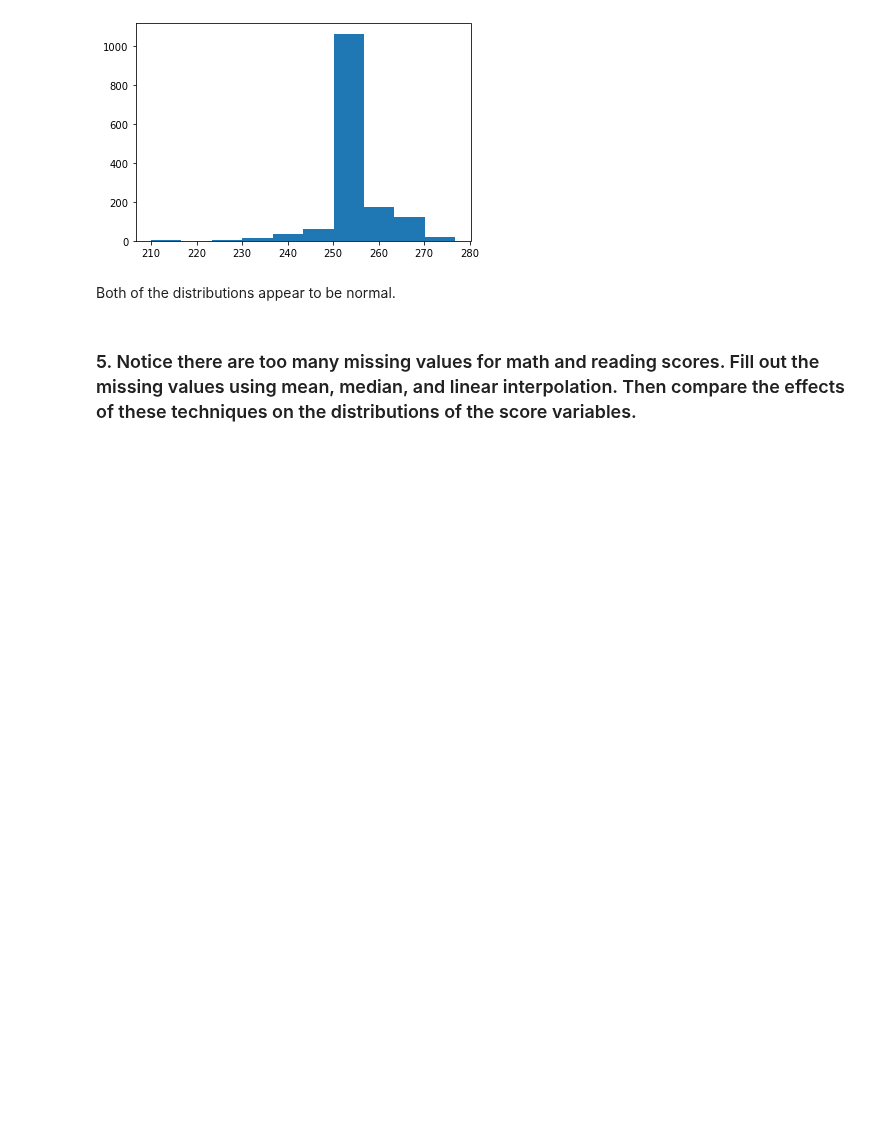
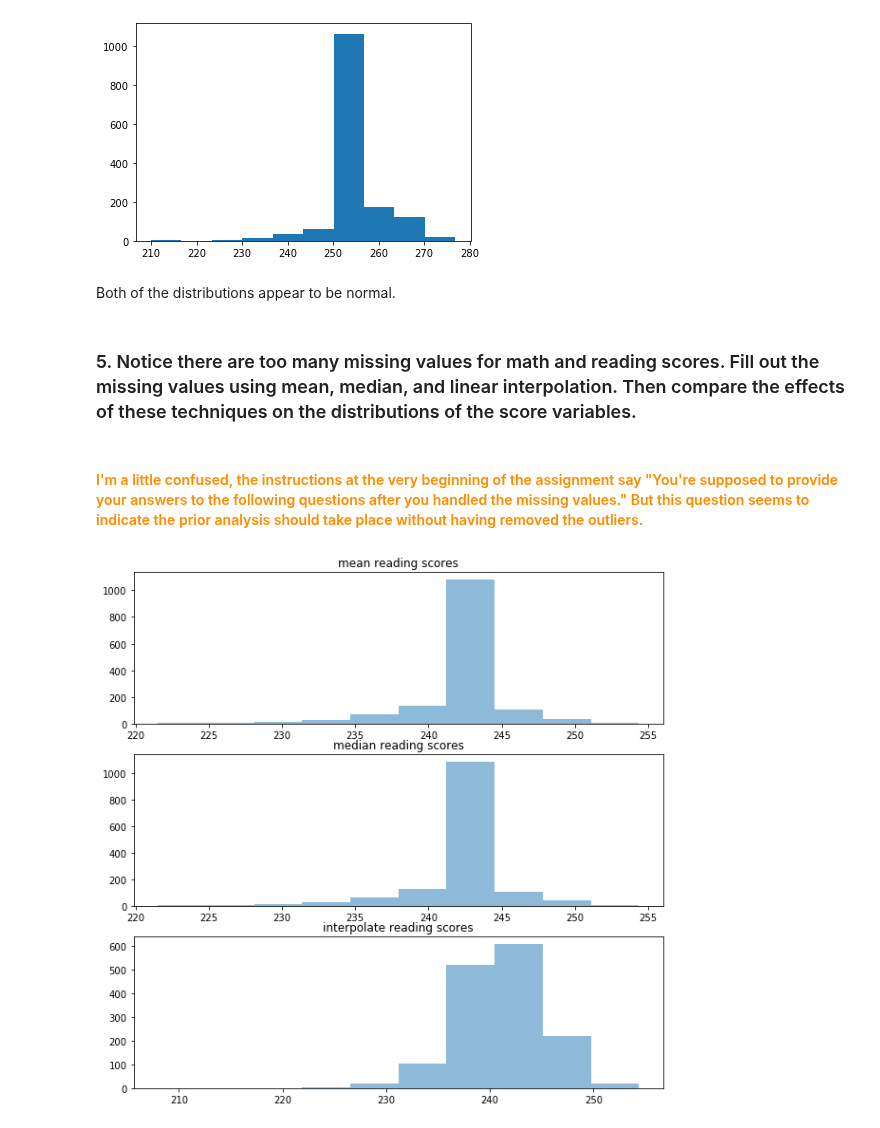
Before and after one commit to mrkjhsn/Thinkful-Exercises, a Jupyter notebook: data_exploration_1.ipynb, the cells around one changed output. Cells and saved outputs as stored; diff of their text form; code cells hidden in the pictures; blank space fills up the shorter version.

```diff
--- a/data_exploration_1.ipynb
+++ b/data_exploration_1.ipynb
@@ -247,3 +245,52 @@ plt.hist(education_df.iloc[:,[-4,-3]].mean(axis=1));
 Both of the distributions appear to be normal.
 # %% [markdown]
 ### 5. Notice there are too many missing values for math and reading scores. Fill out the missing values using mean, median, and linear interpolation. Then compare the effects of these techniques on the distributions of the score variables.
+# %% [markdown]
+#### <font color=darkorange>I'm a little confused, the instructions at the very beginning of the assignment say "You're supposed to provide your answers to the following questions after you handled the missing values." But this question seems to indicate the prior analysis should take place without having removed the outliers.</font>
+# %%
+# re-import US education data
+# to be able to do analysis comparing and contrasting
+# different methods of filling nan values
+postgres_user = 'dsbc_student'
+postgres_pw = '7*.8G9QH21'
+postgres_host = '142.93.121.174'
+postgres_port = '5432'
+postgres_db = 'useducation'
+
+engine = create_engine('postgresql://{}:{}@{}:{}/{}'.format(
+    postgres_user, postgres_pw, postgres_host, postgres_port, postgres_db))
+
+education_df2 = pd.read_sql_query('select * from useducation',con=engine)
+
+# no need for an open connection,
+# as we're only doing a single query
+engine.dispose()
+# %%
+education_df3 = education_df2.copy()
+# %%
+# fill in nan values using median
+for col in education_df2.columns[3:]:
+    education_df2.loc[:, col] = education_df2.loc[:, col].fillna(education_df2.loc[:, col].median())
+# %%
+# fill in nan values using interpolate
+for col in education_df3.columns[3:]:
+    education_df3.loc[:, col] = education_df3.loc[:, col].fillna(education_df3.loc[:, col].interpolate())
+# %%
+# visualize reading score differences
+# with fill na using mean, median, and interpolate
+fig = plt.figure(figsize=(10,10))
+df_list = [education_df,
+          education_df2,
+          education_df3]
+
+title = {1:'mean reading scores',
+        2:'median reading scores',
+        3:'interpolate reading scores'}
+
+for i, df in enumerate(df_list):
+
+    plt.subplot(3, 1, i+1)
+    plt.title(title[i+1])
+    plt.hist(df.iloc[:,[-2,-1]].mean(axis=1), alpha=.5);
+# %% [output]
+[figure, added]
```
Also changed, not shown: parts of 2 cells of this notebook.
